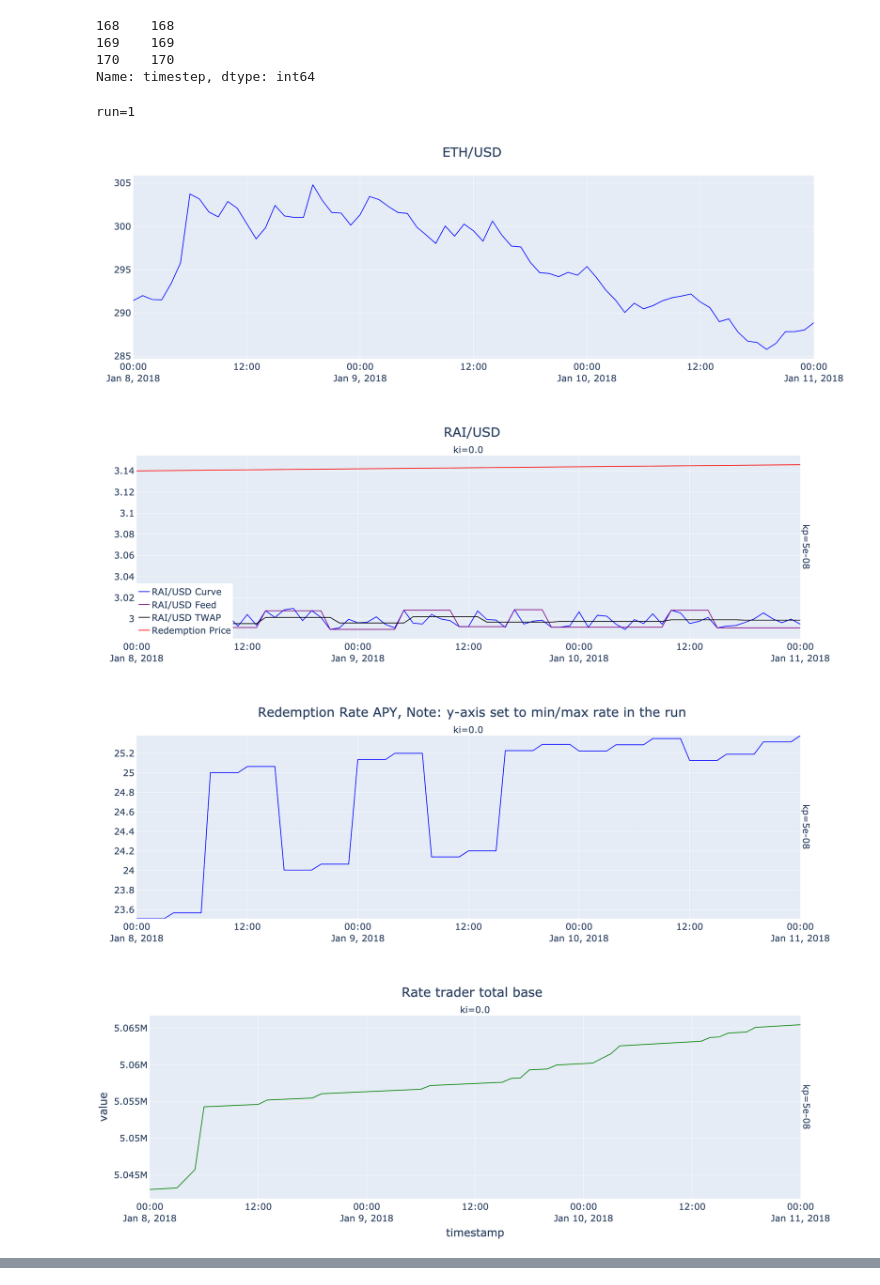
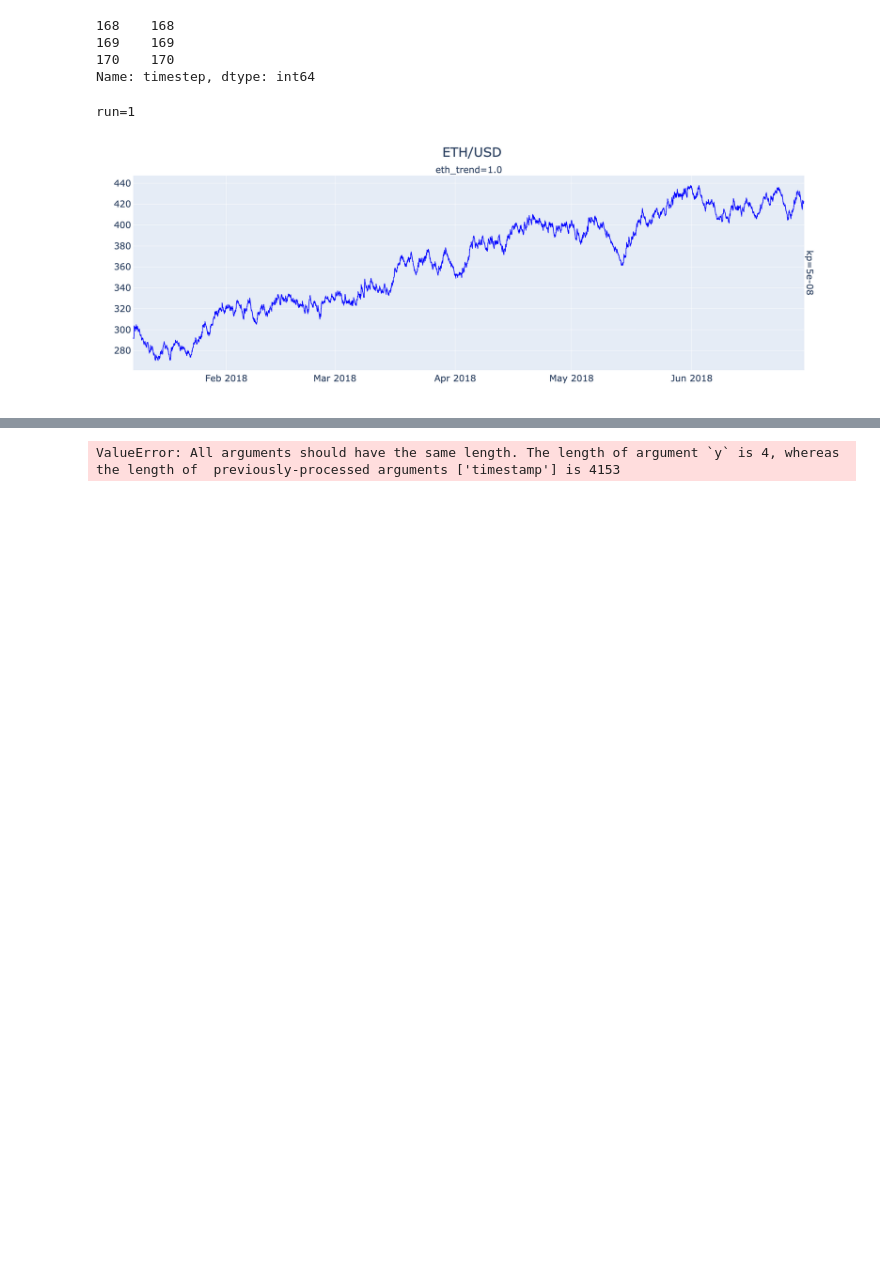
Before and after one commit to reflexer-labs/geb-simulations, a Jupyter notebook: notebooks/experiments/system_model_v3/notebook-controller-run-analyze-faceted.ipynb, the cells around one changed output, grey strips where cells are left out. Cells and saved outputs as stored; diff of their text form; code cells hidden in the pictures; blank space fills up the shorter version.

```diff
--- a/notebooks/experiments/system_model_v3/notebook-controller-run-analyze-faceted.ipynb
+++ b/notebooks/experiments/system_model_v3/notebook-controller-run-analyze-faceted.ipynb
@@ -40,8 +40,8 @@ from models.constants import RAY
 # %%
 # Number of timesteps(hours) to run
 # Max timesteps is 24 * 30 * 12 = 1 year
-SIMULATION_TIMESTEPS = 24 * 30 * 1
-#SIMULATION_TIMESTEPS = 24*7
+SIMULATION_TIMESTEPS = 24 * 30 * 6
+#SIMULATION_TIMESTEPS = 24*10
 
 # Number of runs. Each run uses a different simulated ETH dataset
 MONTE_CARLO_RUNS = 1
@@ -56,22 +56,23 @@ params_override = {
     'liquidity_demand_enabled': [False],
     'liquidity_demand_shock': [False],
     'liquidation_buffer': [2],
-    'max_redemption_rate': [50], # used by SAFE owners
-    'min_redemption_rate': [-50], # used by SAFE owners
+    'max_redemption_rate': [20], # used by SAFE owners
+    'min_redemption_rate': [-20], # used by SAFE owners
     #'kp': [1e-8, 1e-7],
     #'ki': [5e-15, 5e-14],
     'kp': [5e-8],
-    'ki': [0],
-    'alpha': [0.999999 * RAY],
-    'rate_trader_mean_pct': [3],
+    'ki': [5e-15],
+    'alpha': [0.9999998716 * RAY],# 0.9999998716 -> 5% of integral is > 270 days old
+    'rate_trader_count': [100],
+    'rate_trader_mean_pct': [1.5],
     'rate_trader_min_pct': [1],
-    'rate_trader_std_pct': [2 * (3-0)],
-    'rate_trader_mean_days': [0],
+    'rate_trader_std_pct': [2 * (1.5-1)],
+    'rate_trader_mean_days': [180],
     'rate_trader_min_days': [0],
-    'rate_trader_std_days': [2 * (0-0)],
+    'rate_trader_std_days': [2 * (180-0)],
     'uniswap_fee': [0],
-    'eth_leverager_target_min_liquidity_ratio': [2.9],
-    'eth_leverager_target_max_liquidity_ratio': [2.9]
+    'eth_leverager_target_min_liquidity_ratio': [2.7],
+    'eth_leverager_target_max_liquidity_ratio': [2.7]
 }
 params_update = generate_params(params_override)
 params.update(params_update)
@@ -80,7 +85,4 @@ params.update(params_update)
 # %%
-start = time.time()
-df_raw = run_experiment(timesteps=SIMULATION_TIMESTEPS,
-               runs=MONTE_CARLO_RUNS, params=params);
-df = post_process_results(df_raw, params)
+df = post_process_results(df_raw, params, set_params=['eth_trend', 'kp', 'ki'])
 print(f"Run experiment and post-process took {time.time() - start} secs")
 # %% [output]
@@ -88,7 +90,7 @@ Run experiment and post-process took 45.20612668991089 secs
 # %%
 # Optionally, trim results by timestep
 #df_trim = df
-df_trim = df[df['timestep'] >= 24*7][df['timestep'] <= 24*10]
+df_trim = df[df['timestep'] >= 24*7][df['timestep'] <= 24*30*12]
 # %%
 df_trim['timestep'].head(3)
 # %% [output]
@@ -229,10 +258,7 @@ def facet_plot(df, run, facet_col, facet_row):
 # %%
 for run in range(1, MONTE_CARLO_RUNS + 1):
     print(f"{run=}")
-    facet_plot(df_trim, run, facet_col='ki', facet_row='kp')
+    facet_plot(df_trim, run, facet_col='eth_trend', facet_row='kp')
 # %% [output]
 run=1
-[figure, old version]
+[figure, new version]
-[figure, removed]
-[figure, removed]
-[figure, removed]
@@ -240,0 +265 @@ run=1
+ValueError: All arguments should have the same length. The length of argument `y` is 4, whereas the length of  previously-processed arguments ['timestamp'] is 4153
```
Also changed, not shown: parts of 6 cells of this notebook, 10 other files.
